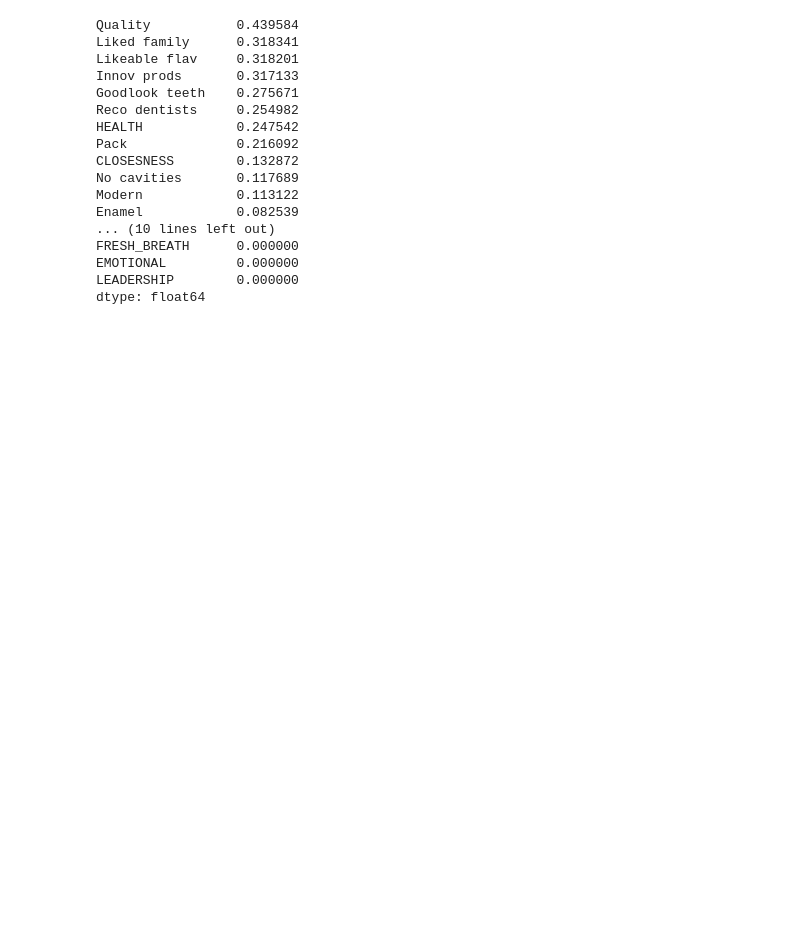
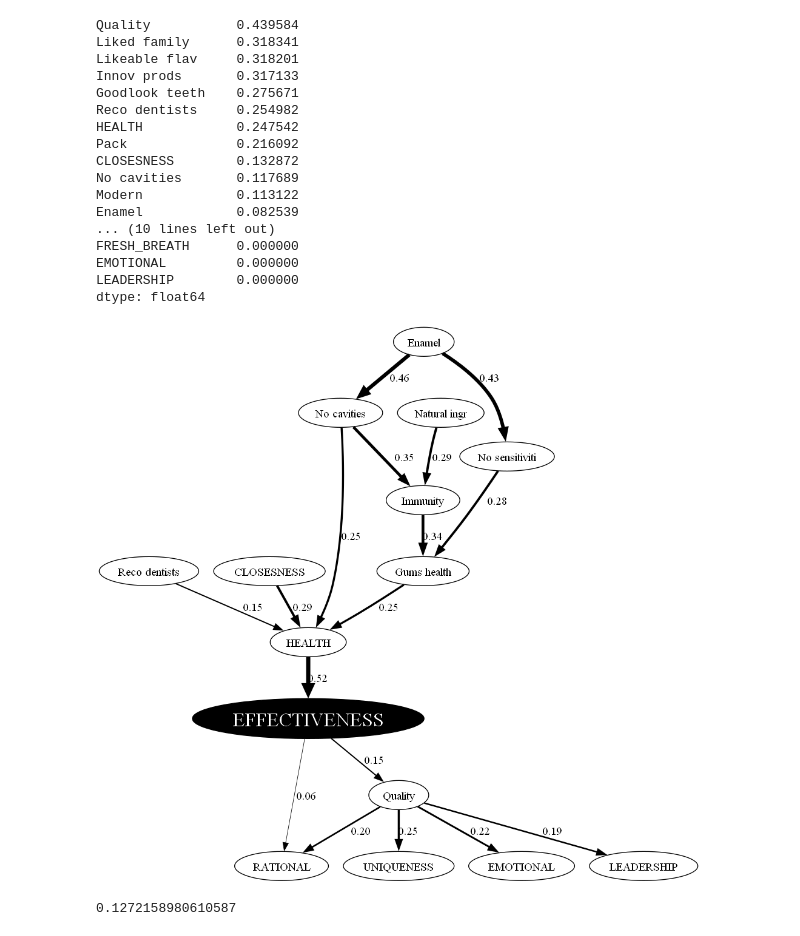
Before and after one commit to woskxmcnvb/BrandImageNetworks, a Jupyter notebook: module_tests.ipynb, the cells around one changed output. Saved outputs shown, nothing was run; the diff lists cells and outputs as text; code cells hidden in the pictures; blank space fills up the shorter version.

```diff
--- a/module_tests.ipynb
+++ b/module_tests.ipynb
@@ -200,0 +87,8 @@ pd.concat([u, d], axis=1).to_csv('tt.csv')
+# %%
+PlotGraph(gm.SubgraphFromNodes(['EFFECTIVENESS']))
+# %% [output]
+[figure, added]
+# %%
+gm.PathLen('EFFECTIVENESS', ['RATIONAL', 'UNIQUENESS'])
+# %% [output]
+0.1272158980610587
```
Also changed, not shown: parts of 19 cells of this notebook, 2 other files.
